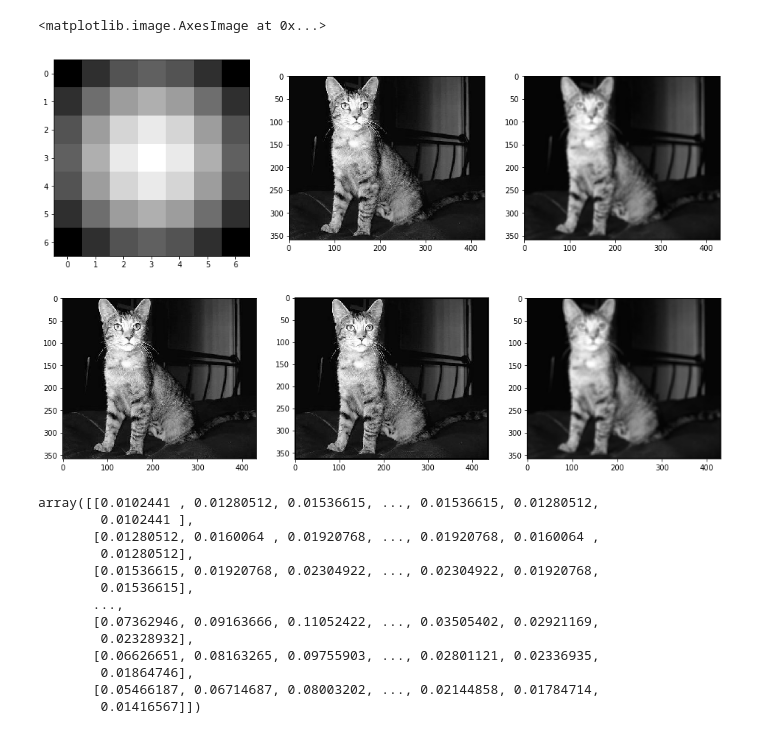
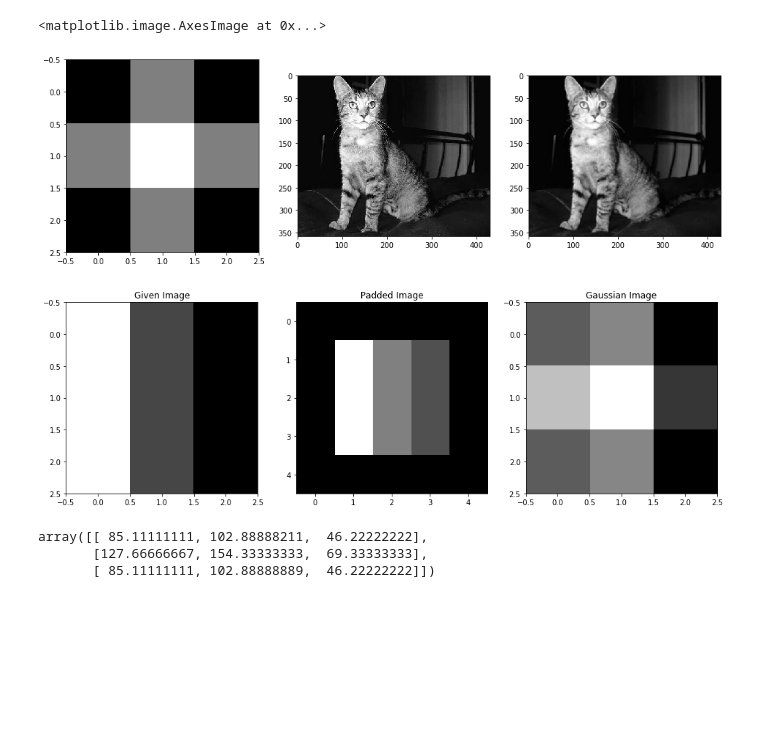
Before and after one commit to SatioO/DL_Practices, a Jupyter notebook: TF Implementation of Gaussian Filter.ipynb, the cells around one changed output. Cells and saved outputs as stored; diff of their text form; code cells hidden in the pictures; blank space fills up the shorter version.

```diff
--- a/TF Implementation of Gaussian Filter.ipynb
+++ b/TF Implementation of Gaussian Filter.ipynb
@@ -24,7 +24,7 @@ def gaussian_blur(img, kernel_size=11, sigma=5):
     gaussian_kernel = gaussion_filter(tf.shape(img)[-1])
     return gaussian_kernel[..., tf.newaxis]
 # %%
-kernel = gaussian_blur(img, 7, 3)
+kernel = gaussian_blur(img, 3, 9)
 # %%
 image = tf.reshape(img, [1, img.shape[0], img.shape[1], 1], name='image')
 conv = tf.nn.conv2d(image, kernel, [1, 1, 1, 1], "SAME")
@@ -35,7 +35,7 @@ ax[1].imshow(tf.reshape(img, (img.shape[0], img.shape[1])), interpolation='none'
 ax[2].imshow(tf.reshape(conv[0], (conv.shape[1], conv.shape[2])), interpolation='none', cmap='gray')
 # %% [output]
 <matplotlib.image.AxesImage at 0x...>
-[figure, old version]
+[figure, new version]
 # %%
 def convolution(image, kernel, verbose = True, average = False):
     image_row, image_col = image.shape
@@ -59,26 +59,19 @@ def convolution(image, kernel, verbose = True, average = False):
     if verbose:
         fig, ax = plt.subplots(1, 3, figsize=(16, 16))
         ax[0].imshow(image, cmap='gray')
+        ax[0].set_title("Given Image")
         ax[1].imshow(padded_image, cmap='gray')
+        ax[1].set_title("Padded Image")
         ax[2].imshow(output, cmap='gray')
+        ax[2].set_title("Gaussian Image")
         plt.show()
 
     return output
 # %%
 sample_image = np.array([[255,128,80], [255,128,80], [255,128,80]])
-convolution(tf.reshape(image, (359, 431)), kernel, average=True)
+convolution(sample_image, kernel, average=True)
 # %% [output]
-[figure, old version]
+[figure, new version]
-array([[0.0102441 , 0.01280512, 0.01536615, ..., 0.01536615, 0.01280512,
-        0.0102441 ],
-       [0.01280512, 0.0160064 , 0.01920768, ..., 0.01920768, 0.0160064 ,
-        0.01280512],
-       [0.01536615, 0.01920768, 0.02304922, ..., 0.02304922, 0.01920768,
-        0.01536615],
-       ...,
-       [0.07362946, 0.09163666, 0.11052422, ..., 0.03505402, 0.02921169,
-        0.02328932],
-       [0.06626651, 0.08163265, 0.09755903, ..., 0.02801121, 0.02336935,
-        0.01864746],
-       [0.05466187, 0.06714687, 0.08003202, ..., 0.02144858, 0.01784714,
-        0.01416567]])
+array([[ 85.11111111, 102.88888211,  46.22222222],
+       [127.66666667, 154.33333333,  69.33333333],
+       [ 85.11111111, 102.88888889,  46.22222222]])
```
